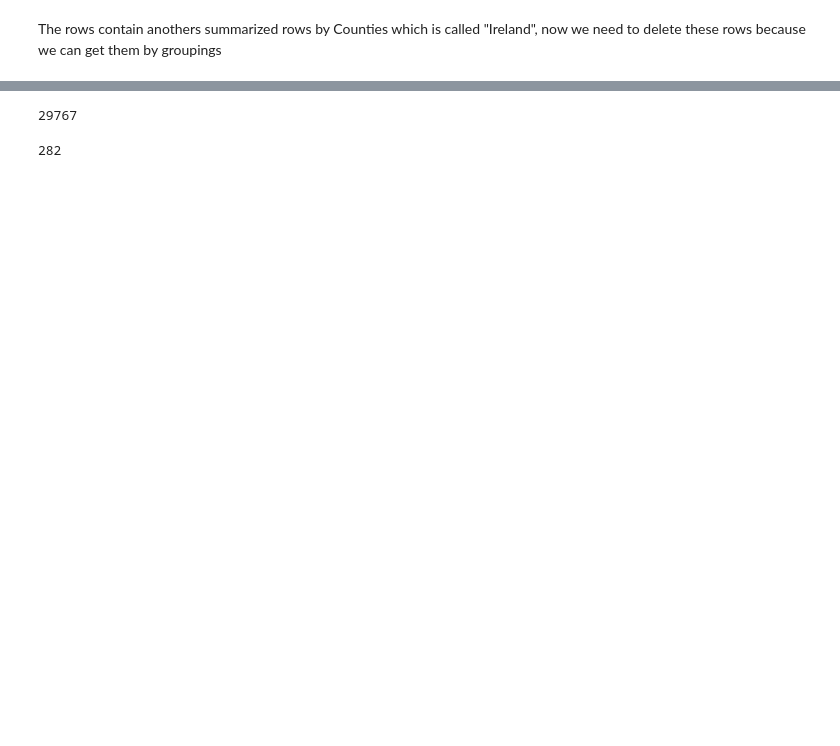
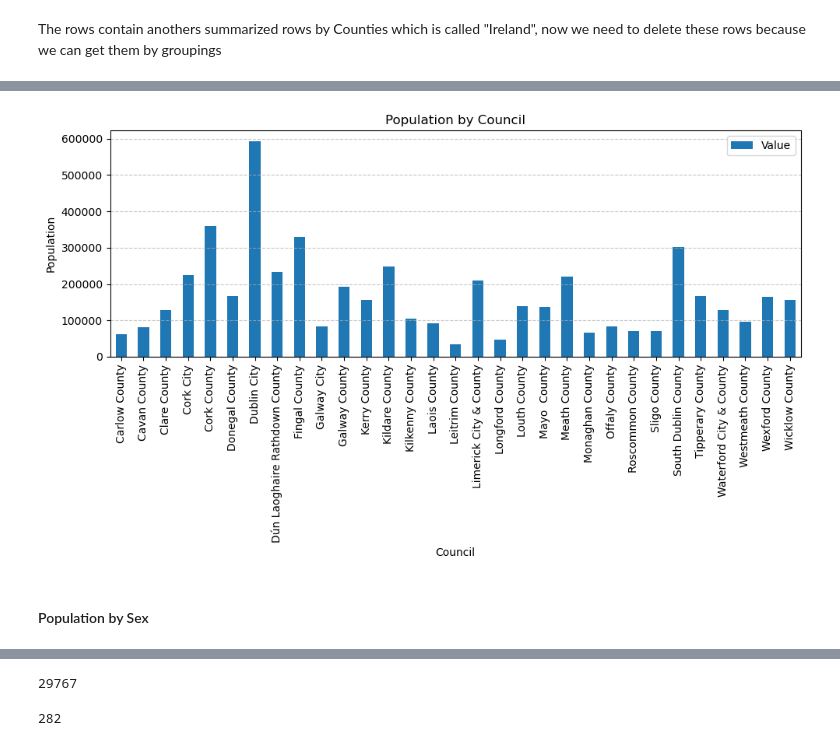
Before and after one commit to zeros2018/population_ireland, a Jupyter notebook: Population Project.ipynb, the cells around one changed output, grey strips where cells are left out. Cells and saved outputs as stored; diff of their text form; code cells hidden in the pictures; blank space fills up the shorter version.

```diff
--- a/Population Project.ipynb
+++ b/Population Project.ipynb
@@ -82,4 +138,4 @@ df_population = df_population.loc[df_population["Age"] != "Total"]
 # %% [markdown]
 The rows contain anothers summarized rows by Counties which is called "Ireland", now we need to delete these rows because we can get them by groupings
 # %%
-df_population = df_population.loc[df_population["Counties"] != "Ireland"]
+df_population = df_population.loc[df_population["Council"] != "Ireland"]
@@ -85,0 +144,3 @@ df_population = df_population.loc[df_population["Counties"] != "Ireland"]
+# %%
+# Remove the text inncesary from the name column
+df_population['Council'] = df_population['Council'].str.replace(' Council', '')
@@ -85,0 +168,5 @@ df_population = df_population.loc[df_population["Counties"] != "Ireland"]
+# %%
+# Group by Council
+df_population_by_councils = df_population.groupby('Council').sum("Value")
+# Sort by population
+df_population_by_councils.reset_index().sort_values('Value')
@@ -85,0 +191,15 @@ df_population = df_population.loc[df_population["Counties"] != "Ireland"]
+# %%
+# Plotting the bar plot
+df_population_by_councils.plot(kind='bar', figsize=(10, 6))
+plt.title('Population by Council')
+plt.xlabel('Council')
+plt.ylabel('Population')
+plt.xticks(rotation=90)
+plt.grid(axis='y', linestyle='--', alpha=0.7)
+plt.legend(loc='upper right')
+plt.tight_layout()
+plt.show()
+# %% [output]
+[figure, added]
+# %% [markdown]
+#### Population by Sex
```
Also changed, not shown: parts of 47 cells of this notebook.
